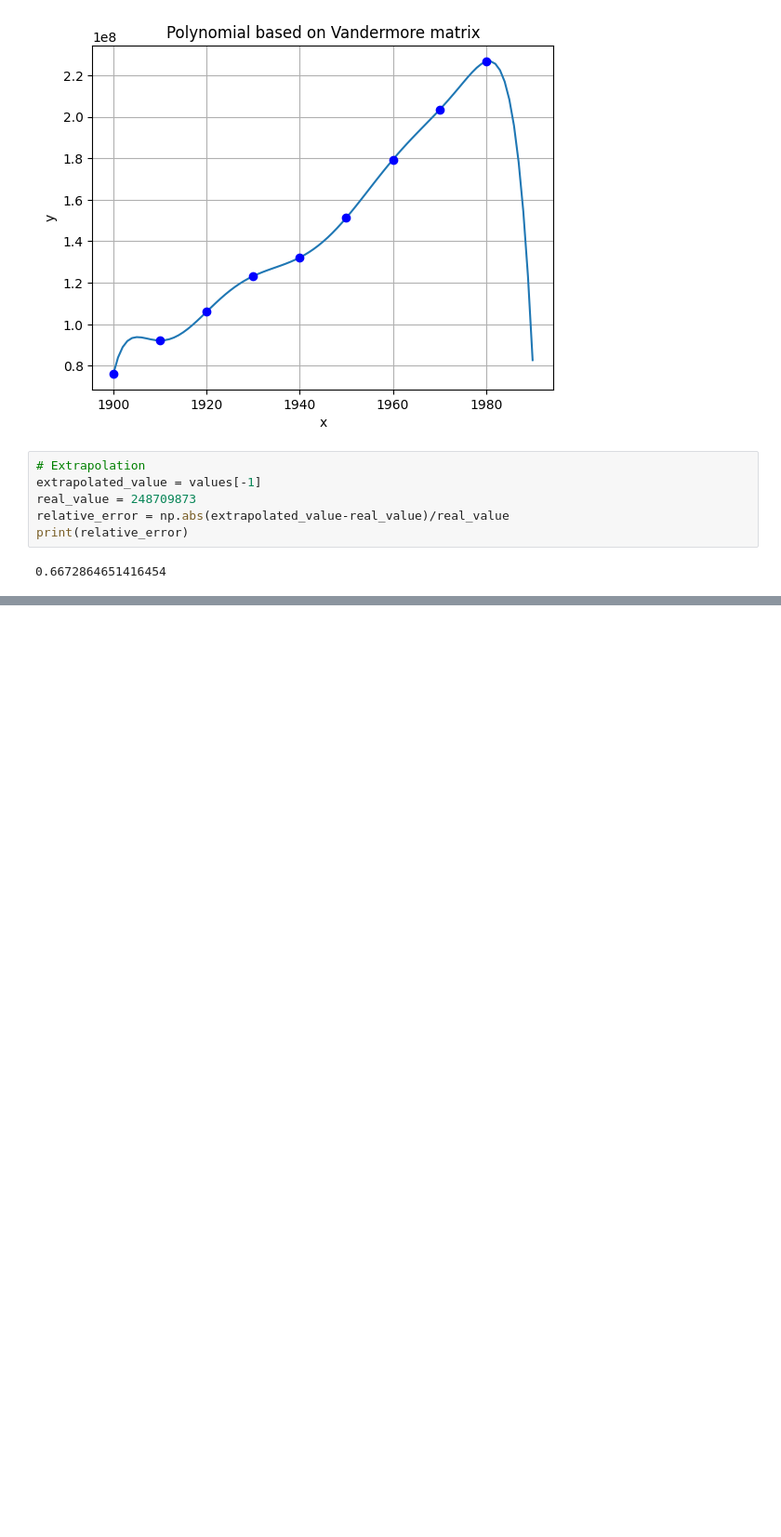
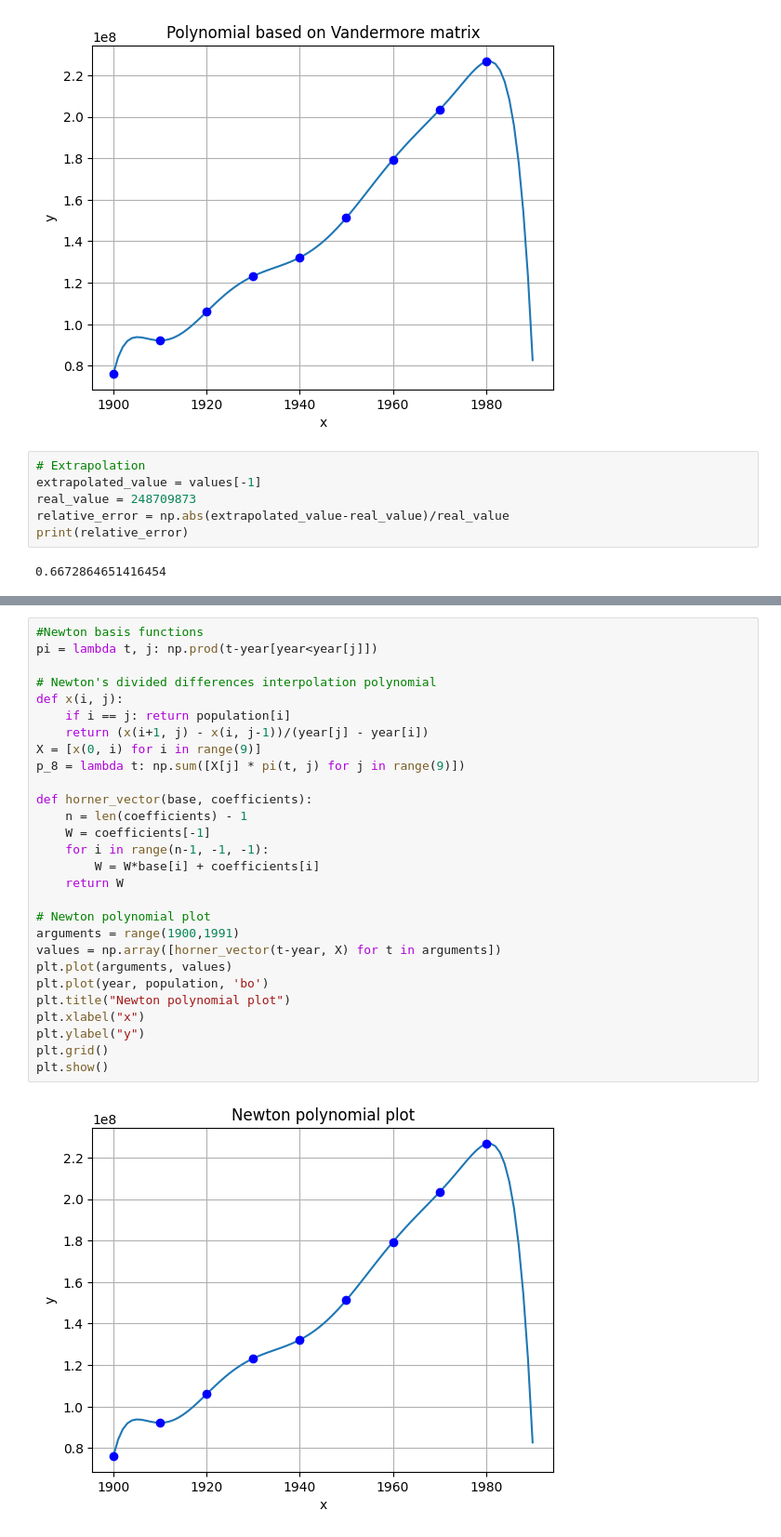
Before and after one commit to baramundi666/Computation-Methods-for-Science-and-Technology, a Jupyter notebook: lab-3/main.ipynb, the cells around one changed output, grey strips where cells are left out. Shown at 93% size. Drawn from its saved outputs; the diff is of its cells as text; blank space fills up the shorter version.

```diff
--- a/lab-3/main.ipynb
+++ b/lab-3/main.ipynb
@@ -78,3 +78,33 @@ plt.grid()
 plt.show()
 # %% [output]
 [figure]
+# %%
+#Newton basis functions
+pi = lambda t, j: np.prod(t-year[year<year[j]])
+
+# Newton's divided differences interpolation polynomial
+def x(i, j):
+    if i == j: return population[i]
+    return (x(i+1, j) - x(i, j-1))/(year[j] - year[i])
+X = [x(0, i) for i in range(9)]
+p_8 = lambda t: np.sum([X[j] * pi(t, j) for j in range(9)])
+
+def horner_vector(base, coefficients):
+    n = len(coefficients) - 1
+    W = coefficients[-1]
+    for i in range(n-1, -1, -1):
+        W = W*base[i] + coefficients[i]
+    return W
+
+# Newton polynomial plot
+arguments = range(1900,1991)
+values = np.array([horner_vector(t-year, X) for t in arguments])
+plt.plot(arguments, values)
+plt.plot(year, population, 'bo')
+plt.title("Newton polynomial plot")
+plt.xlabel("x")
+plt.ylabel("y")
+plt.grid()
+plt.show()
+# %% [output]
+[figure, added]
```
Also changed, not shown: parts of 4 cells of this notebook.
